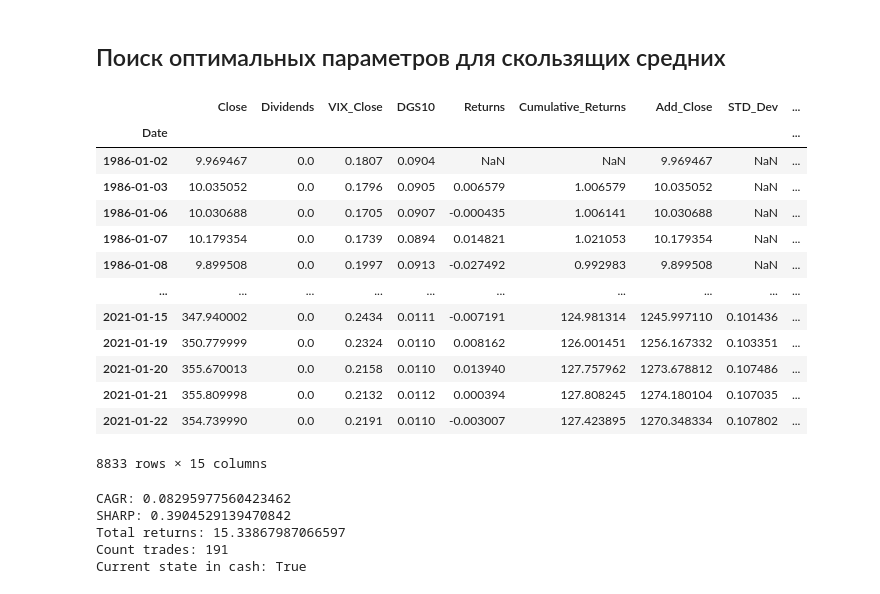
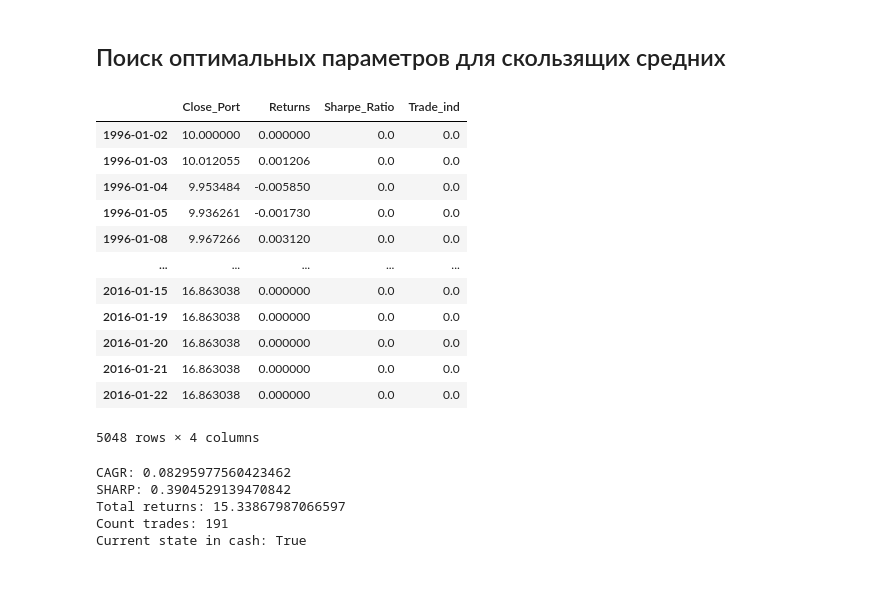
Before and after one commit to Den-is-me/test_ff, a Jupyter notebook: test_ff.ipynb, the cells around one changed output. Cells and saved outputs as stored; diff of their text form; code cells hidden in the pictures.

```diff
--- a/test_ff.ipynb
+++ b/test_ff.ipynb
@@ -683,8 +683,9 @@ class TradeSystem():
                  , SMA_long_window=100  # Размер окна для длинной скользящей
                  , coef_window=0  # Количество дней за которые расчитывать коэффиценты Sharpe, CAGR
                  , trade_needed=True  # Совершать операции или выбрать стратегию Buy and Hold
-                 , model=None  # Модель для определения решения о покупке, продаже (можно улучшить)
-                 , in_fund=True  # Индикатор того что капитал в Фонде
+                 , model=None  # Модель для определения решения о покупке, продаже (можно улучшить).
+                 , in_fund=True  # Индикатор того что капитал в Фонде.
+                 , trade_year_coef=1  # Коэффициент умножения на SMA в случае если мы не торговали в течении года.
                  ):
 
         # use ceof_window=0 if you want to calculate coefficient by the whole DF
@@ -701,7 +702,8 @@ class TradeSystem():
                                     ,'Trade_ind': 0})
 
         # exit_coef - коэфициент выхода из фонда, увеличивается по мере приближения к end_date
-        self.no_trade_days, self.exit_coef, self.trade_needed = 8, 1, trade_needed
+        self.trade_year_coef, self.exit_coef = trade_year_coef, 1
+        self.no_trade_days, self.trade_needed = 8, trade_needed
         self.SMA_target = SMA_target
         self.data[f'Short_SMA_{SMA_target}'] = self.data[SMA_target].rolling(SMA_short_window).mean()
         self.data[f'Long_SMA_{SMA_target}'] = self.data[SMA_target].rolling(SMA_long_window).mean()
@@ -723,9 +725,10 @@ class TradeSystem():
 
     def calculate_daily_result(self, date):
         data_row = self.data.loc[date]
+        prev_data_row = self.data.shift(1)
         new_port_row = self.portfolio.iloc[-1].copy()
-        dividends = new_port_row['Close_Port'] / self.data.shift(1)['Close'].loc[date] * \
-                    self.data.shift(1)['Dividends'].loc[date]
+        dividends = new_port_row['Close_Port'] / (prev_data_row.loc[date]['Close'] if pd.notnull(prev_data_row['Close'].loc[date]) else 1) * \
+                    (prev_data_row['Dividends'].loc[date] if pd.notnull(prev_data_row['Dividends'].loc[date]) else 0)
 
         if self.no_trade_days > 0 and self.in_fund:  # Не было операций и деньги в фонде
             new_port_row['Close_Port'] = new_port_row['Close_Port'] * (1 + data_row['Returns']) + dividends
@@ -758,6 +761,8 @@ class TradeSystem():
             dt = self.current_date
             if (self.end_date - dt).days < 30:  # Увеличиваем коэффициент выхода из фонда
                 self.exit_coef += 0.05
+            if 252 - self.no_trade_days > 60:
+                self.trade_year_coef += 0.02
 
             shrt_sma = self.data.at[dt, f'Short_SMA_{self.SMA_target}'] * self.exit_coef
             lng_sma = self.data.at[dt, f'Long_SMA_{self.SMA_target}']
@@ -795,7 +800,7 @@ class TradeSystem():
         if portfolio is None:
             portfolio = self.portfolio
         elif 'Close_Port' not in portfolio.columns:
-            portfolio['Close_Port'] = portfolio['Close']
+            portfolio.loc[:, 'Close_Port'] = portfolio['Close']
         wind = self.coef_window
 
         portfolio_years = len(portfolio[-wind:]) / 252
@@ -807,7 +812,7 @@ class TradeSystem():
         if portfolio is None:
             portfolio = self.portfolio
         elif 'Close_Port' not in portfolio.columns:
-            portfolio['Close_Port'] = portfolio['Close']
+            portfolio.loc['Close_Port'] = portfolio['Close']
         wind = self.coef_window
 
         initial_value = portfolio['Close_Port'].iloc[-wind]
@@ -827,11 +832,17 @@ class TradeSystem():
             end_year = datetime(end_year, 1, 1)
 
         data = self.data.loc[start_year:end_year]
+        data_cagr = self.calculate_cagr(data)
+        data_sharpe = self.calculate_sharpe_ratio(data)
+
         print('CAGR:', self.calculate_cagr())
         print('SHARP:', self.calculate_sharpe_ratio())
         print('Total returns:', self.get_total_return())
         print('Count trades:', self.portfolio.loc[self.portfolio['Trade_ind'] != 0]['Trade_ind'].count())
         print('Current state in cash:', not self.in_fund)
+        print()
+        print('CAGR Fund without div:', data_cagr)
+        print('CAGR Sharpe with div:', data_sharpe)
 
 
         plt.figure(figsize=(12, 6), dpi=200)
@@ -851,22 +862,21 @@ class TradeSystem():
 # %%
 TS = TradeSystem(10, data, datetime(1986, 1, 2), datetime(2021, 1, 22))
 TS.start_trade()
-data
+TS.portfolio
 # %% [output]
-|  | Close | Dividends | VIX_Close | DGS10 | Returns | Cumulative_Returns | Add_Close | STD_Dev | ... |
-| Date |  |  |  |  |  |  |  |  | ... |
-| 1986-01-02 | 9.969467 | 0.0 | 0.1807 | 0.0904 | NaN | NaN | 9.969467 | NaN | ... |
-| 1986-01-03 | 10.035052 | 0.0 | 0.1796 | 0.0905 | 0.006579 | 1.006579 | 10.035052 | NaN | ... |
-| 1986-01-06 | 10.030688 | 0.0 | 0.1705 | 0.0907 | -0.000435 | 1.006141 | 10.030688 | NaN | ... |
-| 1986-01-07 | 10.179354 | 0.0 | 0.1739 | 0.0894 | 0.014821 | 1.021053 | 10.179354 | NaN | ... |
-| 1986-01-08 | 9.899508 | 0.0 | 0.1997 | 0.0913 | -0.027492 | 0.992983 | 9.899508 | NaN | ... |
-| ... | ... | ... | ... | ... | ... | ... | ... | ... | ... |
-| 2021-01-15 | 347.940002 | 0.0 | 0.2434 | 0.0111 | -0.007191 | 124.981314 | 1245.997110 | 0.101436 | ... |
-| 2021-01-19 | 350.779999 | 0.0 | 0.2324 | 0.0110 | 0.008162 | 126.001451 | 1256.167332 | 0.103351 | ... |
-| 2021-01-20 | 355.670013 | 0.0 | 0.2158 | 0.0110 | 0.013940 | 127.757962 | 1273.678812 | 0.107486 | ... |
-| 2021-01-21 | 355.809998 | 0.0 | 0.2132 | 0.0112 | 0.000394 | 127.808245 | 1274.180104 | 0.107035 | ... |
-| 2021-01-22 | 354.739990 | 0.0 | 0.2191 | 0.0110 | -0.003007 | 127.423895 | 1270.348334 | 0.107802 | ... |
+|  | Close_Port | Returns | Sharpe_Ratio | Trade_ind |
+| 1996-01-02 | 10.000000 | 0.000000 | 0.0 | 0.0 |
+| 1996-01-03 | 10.012055 | 0.001206 | 0.0 | 0.0 |
+| 1996-01-04 | 9.953484 | -0.005850 | 0.0 | 0.0 |
+| 1996-01-05 | 9.936261 | -0.001730 | 0.0 | 0.0 |
+| 1996-01-08 | 9.967266 | 0.003120 | 0.0 | 0.0 |
+| ... | ... | ... | ... | ... |
+| 2016-01-15 | 16.863038 | 0.000000 | 0.0 | 0.0 |
+| 2016-01-19 | 16.863038 | 0.000000 | 0.0 | 0.0 |
+| 2016-01-20 | 16.863038 | 0.000000 | 0.0 | 0.0 |
+| 2016-01-21 | 16.863038 | 0.000000 | 0.0 | 0.0 |
+| 2016-01-22 | 16.863038 | 0.000000 | 0.0 | 0.0 |
-8833 rows × 15 columns
+5048 rows × 4 columns
 # %%
 TS.plt()
 # plt.ylim(0, 100)
```
Also changed, not shown: parts of 6 cells of this notebook, 1 other file.
